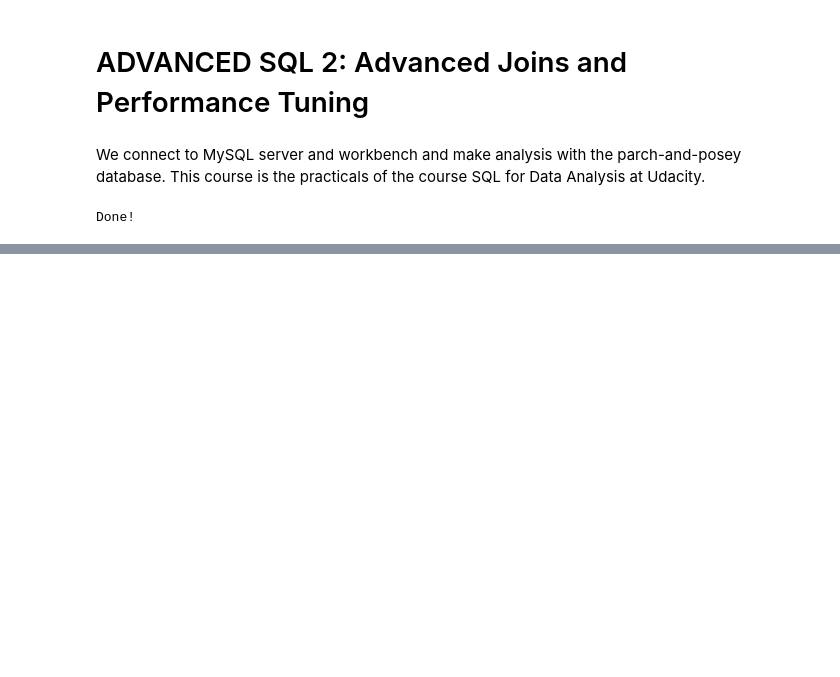
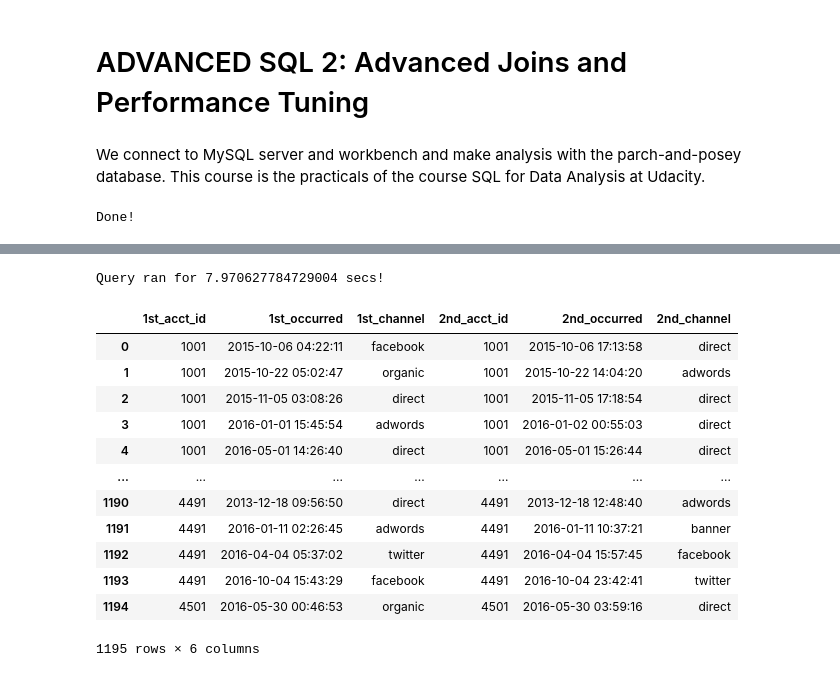
Before and after one commit to Lawrence-Krukrubo/SQL_for_Data_Science, a Jupyter notebook: sql_for_data_analysis8.ipynb, the cells around one changed output, grey strips where cells are left out. Saved outputs shown, nothing was run; the diff lists cells and outputs as text; code cells hidden in the pictures; blank space fills up the shorter version.

```diff
--- a/sql_for_data_analysis8.ipynb
+++ b/sql_for_data_analysis8.ipynb
@@ -247,3 +325,25 @@ Query ran for 0.154022216796875 secs!
+# %%
+query_to_df(
+"SELECT w1.account_id 1st_acct_id, w1.occurred_at 1st_occurred, w1.channel 1st_channel, \
+w2.account_id 2nd_acct_id, w2.occurred_at 2nd_occurred, w2.channel 2nd_channel FROM web_events w1 \
+JOIN web_events w2 ON w1.account_id = w2.account_id AND w2.occurred_at > w1.occurred_at AND \
+DATEDIFF(w2.occurred_at, w1.occurred_at) <= 1 ORDER BY 1, 2;"
+)
+# %% [output]
+Query ran for 7.970627784729004 secs!
+|  | 1st_acct_id | 1st_occurred | 1st_channel | 2nd_acct_id | 2nd_occurred | 2nd_channel |
+| 0 | 1001 | 2015-10-06 04:22:11 | facebook | 1001 | 2015-10-06 17:13:58 | direct |
+| 1 | 1001 | 2015-10-22 05:02:47 | organic | 1001 | 2015-10-22 14:04:20 | adwords |
+| 2 | 1001 | 2015-11-05 03:08:26 | direct | 1001 | 2015-11-05 17:18:54 | direct |
+| 3 | 1001 | 2016-01-01 15:45:54 | adwords | 1001 | 2016-01-02 00:55:03 | direct |
+| 4 | 1001 | 2016-05-01 14:26:40 | direct | 1001 | 2016-05-01 15:26:44 | direct |
+| ... | ... | ... | ... | ... | ... | ... |
+| 1190 | 4491 | 2013-12-18 09:56:50 | direct | 4491 | 2013-12-18 12:48:40 | adwords |
+| 1191 | 4491 | 2016-01-11 02:26:45 | adwords | 4491 | 2016-01-11 10:37:21 | banner |
+| 1192 | 4491 | 2016-04-04 05:37:02 | twitter | 4491 | 2016-04-04 15:57:45 | facebook |
+| 1193 | 4491 | 2016-10-04 15:43:29 | facebook | 4491 | 2016-10-04 23:42:41 | twitter |
+| 1194 | 4501 | 2016-05-30 00:46:53 | organic | 4501 | 2016-05-30 03:59:16 | direct |
+1195 rows × 6 columns
 # %%
 # Change False to True below and run cell to terminate connection
 
```
Also changed, not shown: parts of 22 cells of this notebook, 1 other file.
